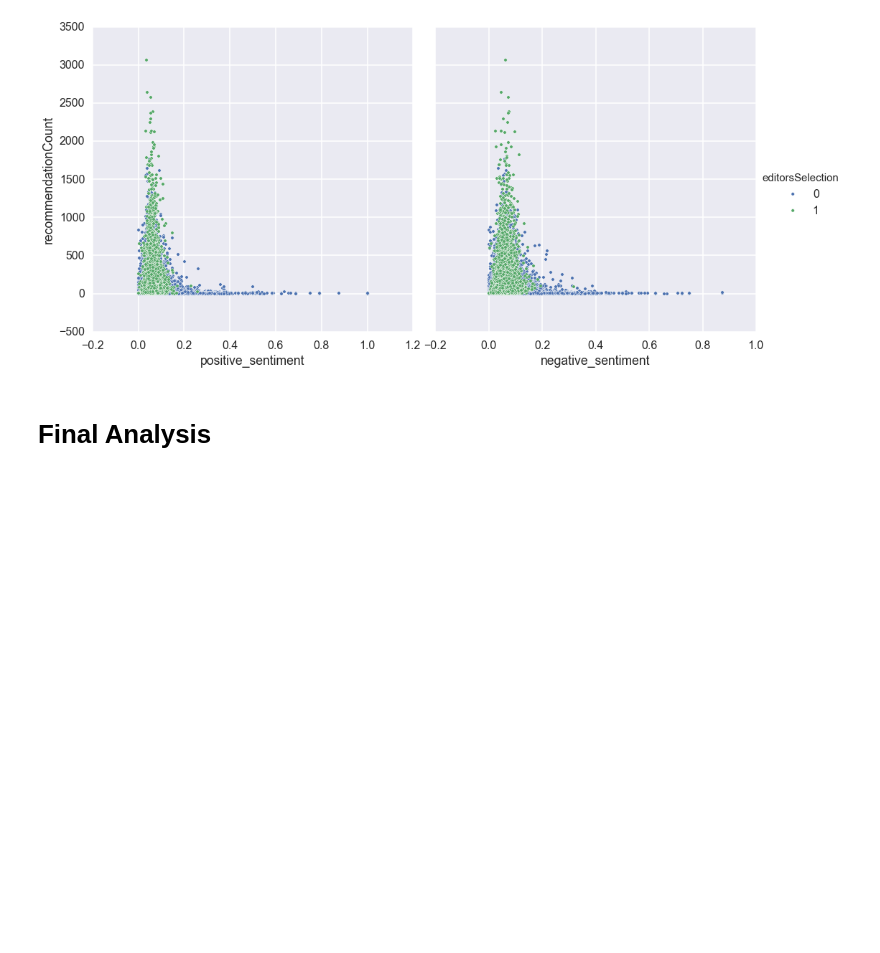
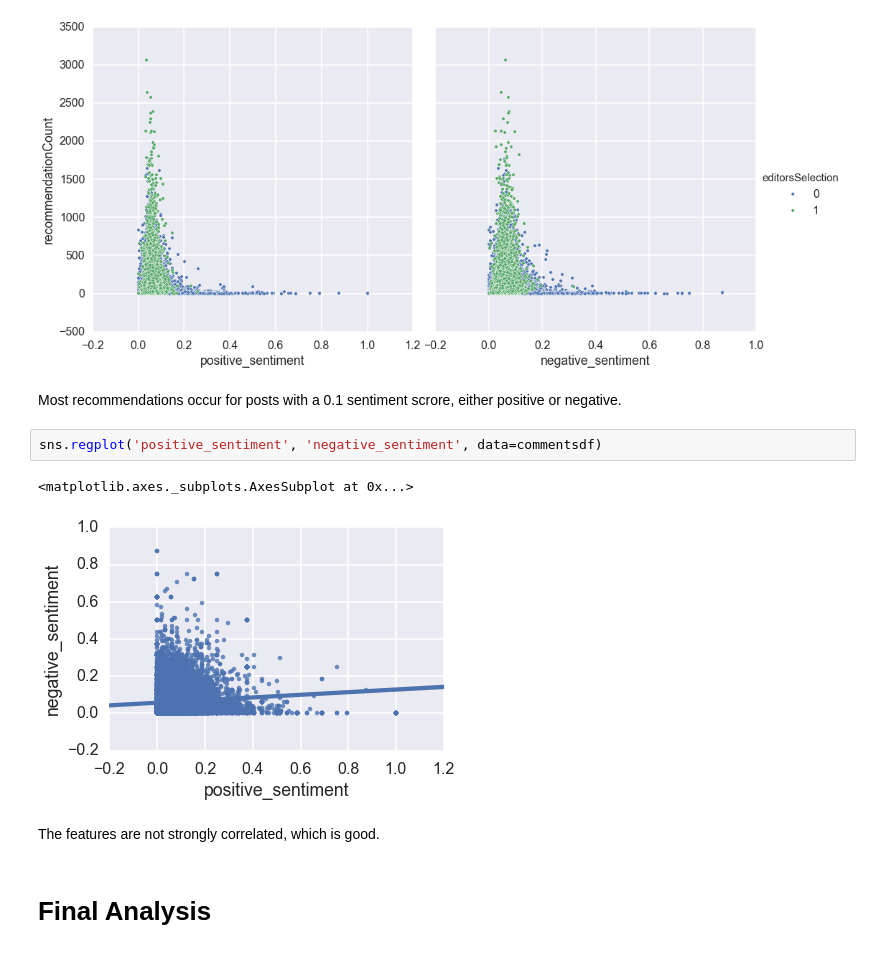
Before and after one commit to CS109-comment/NYTimes-Comment-Popularity-Prediction, a Jupyter notebook: IPython_Process_Notebook.ipynb, the cells around one changed output. Drawn from its saved outputs; the diff is of its cells as text; blank space fills up the shorter version.

Commit message:
Clarified the graphs with comments

```diff
--- a/IPython_Process_Notebook.ipynb
+++ b/IPython_Process_Notebook.ipynb
@@ -416,5 +418,14 @@ sns.pairplot(commentsdf, x_vars=['positive_sentiment', 'negative_sentiment'], y_
 # %% [output]
 <seaborn.axisgrid.PairGrid at 0x...>
 [figure]
+# %% [markdown]
+Most recommendations occur for posts with a 0.1 sentiment scrore, either positive or negative.
+# %%
+sns.regplot('positive_sentiment', 'negative_sentiment', data=commentsdf)
+# %% [output]
+<matplotlib.axes._subplots.AxesSubplot at 0x...>
+[figure, added]
+# %% [markdown]
+The features are not strongly correlated, which is good.
 # %% [markdown]
 # Final Analysis
```
Also changed, not shown: parts of 1 cell of this notebook.
